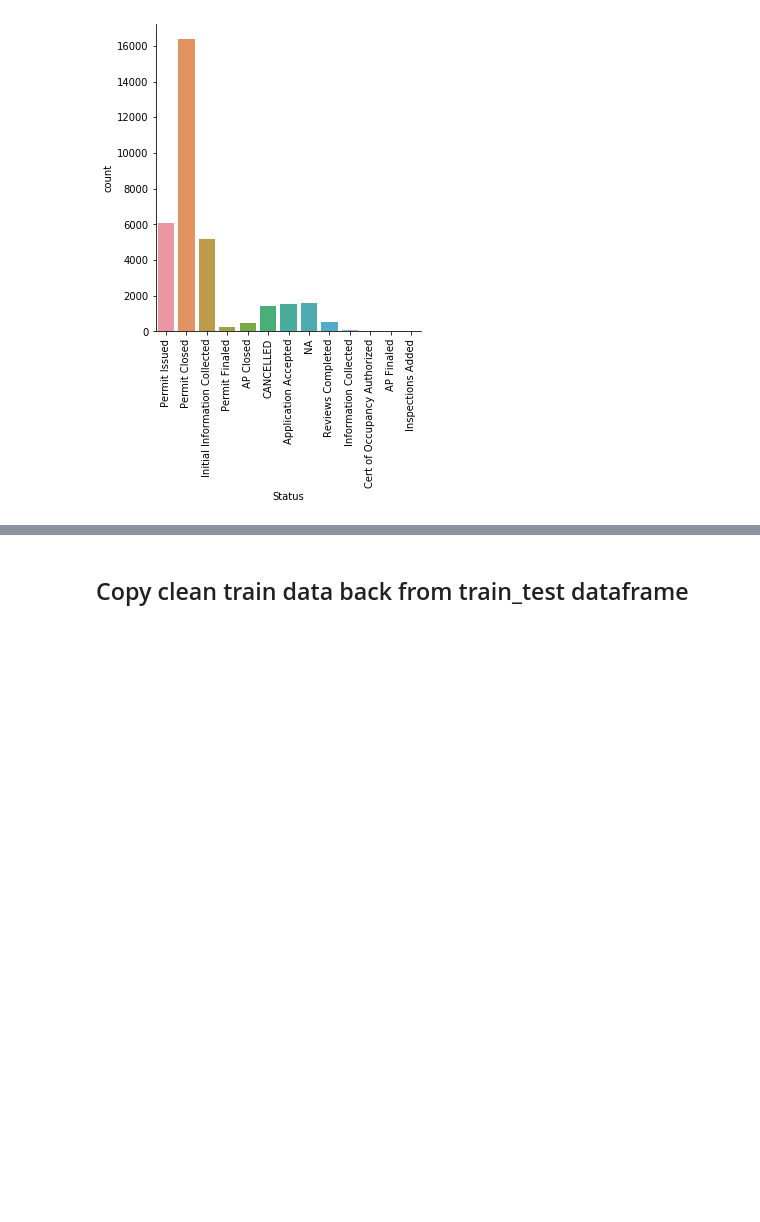
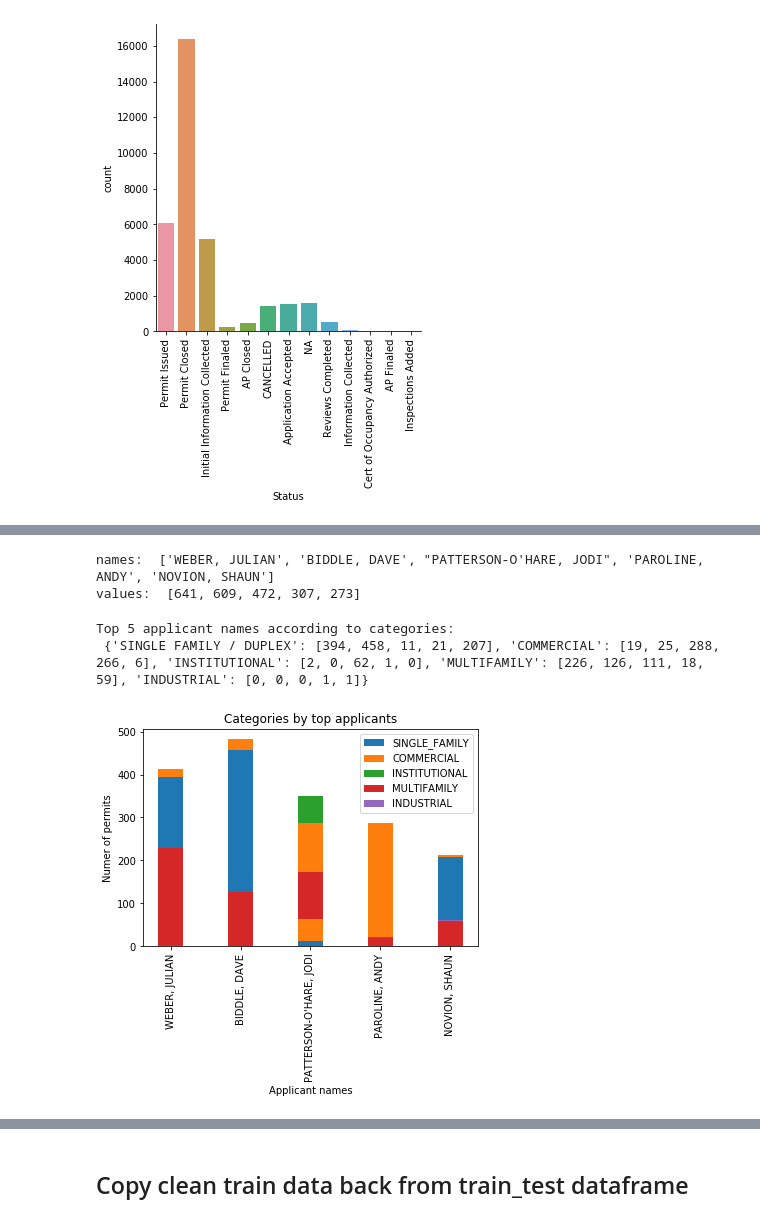
Before and after one commit to RishabhRJain/Building-permit-category-prediction-challenge, a Jupyter notebook: code.ipynb, the cells around one changed output, grey strips where cells are left out. Drawn from its saved outputs; the diff is of its cells as text; code cells hidden in the pictures; blank space fills up the shorter version.

```diff
--- a/code.ipynb
+++ b/code.ipynb
@@ -255,0 +271,61 @@ status_plot.set_titles('Status' )
+# %%
+values = df_copy['Applicant Name'].value_counts()[:5].values.tolist()
+names = df_copy['Applicant Name'].value_counts()[:5].keys().tolist()
+print("names: ", names)
+print("values: ", values)
+#plt.bar(keys, values)
+# %% [output]
+names:  ['WEBER, JULIAN', 'BIDDLE, DAVE', "PATTERSON-O'HARE, JODI", 'PAROLINE, ANDY', 'NOVION, SHAUN']
+values:  [641, 609, 472, 307, 273]
+# %%
+categories = df_copy['Category'].unique().tolist()
+dictionary = {cat:[] for cat in categories}
+
+for name in names:
+    cats = df_copy[df_copy['Applicant Name'] == name]['Category'].value_counts().keys().tolist()
+    cat_count = df_copy[df_copy['Applicant Name'] == name]['Category'].value_counts().values.tolist()
+
+    not_found_categories = [category for category in categories if category not in cats]
+    for cat in not_found_categories:
+        dictionary[cat].append(0)
+
+    for i,cat in enumerate(cats):
+            dictionary[cat].append(cat_count[i])
+
+print("Top 5 applicant names according to categories: \n", dictionary)
+# %% [output]
+Top 5 applicant names according to categories:
+ {'SINGLE FAMILY / DUPLEX': [394, 458, 11, 21, 207], 'COMMERCIAL': [19, 25, 288, 266, 6], 'INSTITUTIONAL': [2, 0, 62, 1, 0], 'MULTIFAMILY': [226, 126, 111, 18, 59], 'INDUSTRIAL': [0, 0, 0, 1, 1]}
+# %%
+SINGLE_FAMILY = dictionary['SINGLE FAMILY / DUPLEX']
+COMMERCIAL = dictionary['COMMERCIAL']
+INSTITUTIONAL = dictionary['INSTITUTIONAL']
+MULTIFAMILY = dictionary['MULTIFAMILY']
+INDUSTRIAL = dictionary['INDUSTRIAL']
+
+ind = np.arange(5)    # the x locations for the groups
+width = 0.35       # the width of the bars: can also be len(x) sequence
+
+p1 = plt.bar(ind, SINGLE_FAMILY, width )
+
+p2 = plt.bar(ind, COMMERCIAL, width,
+             bottom=SINGLE_FAMILY)
+
+p3 = plt.bar(ind, INSTITUTIONAL, width,
+             bottom=COMMERCIAL)
+
+p4 = plt.bar(ind, MULTIFAMILY, width,
+             bottom=INSTITUTIONAL)
+
+p5 = plt.bar(ind, INDUSTRIAL, width,
+             bottom=MULTIFAMILY)
+
+plt.title('Categories by top applicants')
+plt.xlabel('Applicant names')
+plt.ylabel('Numer of permits')
+plt.xticks(ind, names, rotation = 'vertical')
+plt.legend((p1[0], p2[0], p3[0], p4[0], p5[0]), ('SINGLE_FAMILY', 'COMMERCIAL', 'INSTITUTIONAL', 'MULTIFAMILY', 'INDUSTRIAL'))
+
+plt.show()
+# %% [output]
+[figure, added]
```
Also changed, not shown: parts of 67 cells of this notebook, 1 other file.
